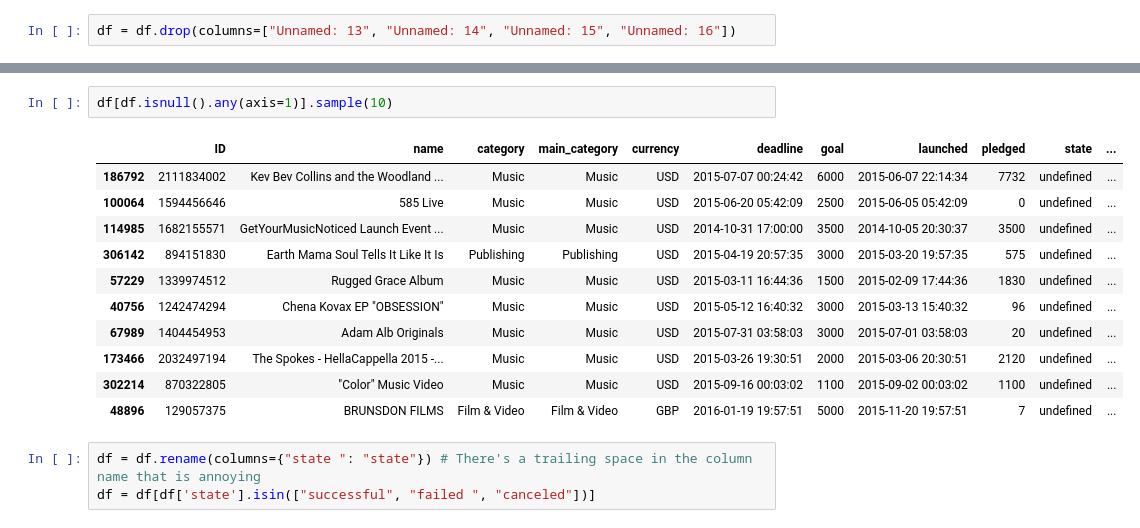
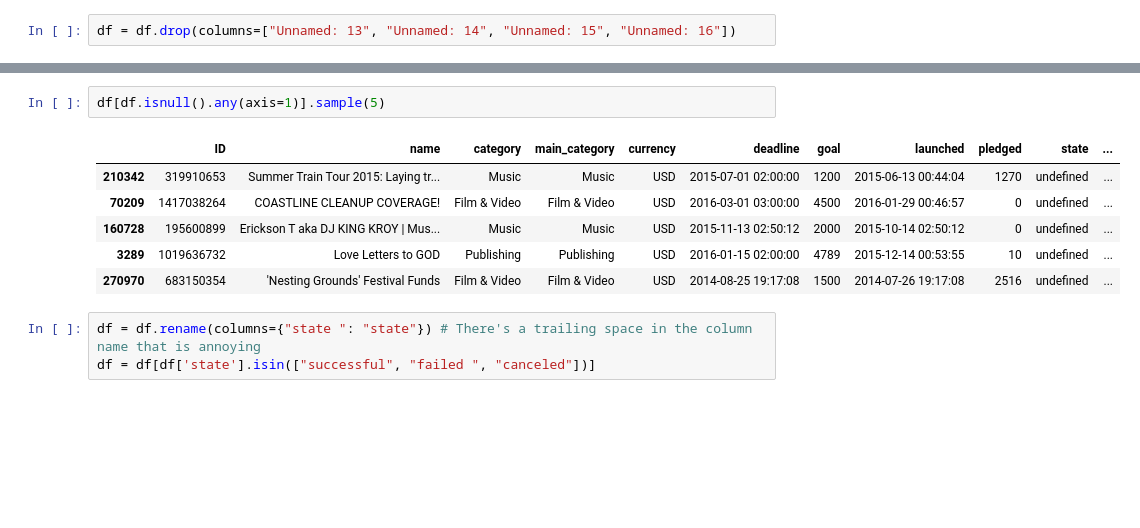
Before and after one commit to Sirraff/kickstarter_project, a Jupyter notebook: kick_learner.ipynb, the cells around one changed output, grey strips where cells are left out. Saved outputs shown, nothing was run; the diff lists cells and outputs as text; blank space fills up the shorter version.

```diff
--- a/kick_learner.ipynb
+++ b/kick_learner.ipynb
@@ -148,19 +175,14 @@ df.sample(10)
 | 95794 | 1569029107 | Kikeriki! - the cool band for coo... | Pop | Music | AUD | 2013-12-20 10:47:19 | 52000 | 2013-11-20 10:47:19 | 7592 | failed | ... |
 | 157584 | 1937497350 | Fujian Trader: A board game adven... | Tabletop Games | Games | USD | 2015-03-19 22:30:00 | 39500 | 2015-02-11 16:08:53 | 40032.5 | successful | ... |
 # %%
-df[df.isnull().any(axis=1)].sample(10)
+df[df.isnull().any(axis=1)].sample(5)
 # %% [output]
 |  | ID | name | category | main_category | currency | deadline | goal | launched | pledged | state | ... |
-| 186792 | 2111834002 | Kev Bev Collins and the Woodland ... | Music | Music | USD | 2015-07-07 00:24:42 | 6000 | 2015-06-07 22:14:34 | 7732 | undefined | ... |
-| 100064 | 1594456646 | 585 Live | Music | Music | USD | 2015-06-20 05:42:09 | 2500 | 2015-06-05 05:42:09 | 0 | undefined | ... |
-| 114985 | 1682155571 | GetYourMusicNoticed Launch Event ... | Music | Music | USD | 2014-10-31 17:00:00 | 3500 | 2014-10-05 20:30:37 | 3500 | undefined | ... |
-| 306142 | 894151830 | Earth Mama Soul Tells It Like It Is | Publishing | Publishing | USD | 2015-04-19 20:57:35 | 3000 | 2015-03-20 19:57:35 | 575 | undefined | ... |
-| 57229 | 1339974512 | Rugged Grace Album | Music | Music | USD | 2015-03-11 16:44:36 | 1500 | 2015-02-09 17:44:36 | 1830 | undefined | ... |
-| 40756 | 1242474294 | Chena Kovax EP "OBSESSION" | Music | Music | USD | 2015-05-12 16:40:32 | 3000 | 2015-03-13 15:40:32 | 96 | undefined | ... |
-| 67989 | 1404454953 | Adam Alb Originals | Music | Music | USD | 2015-07-31 03:58:03 | 3000 | 2015-07-01 03:58:03 | 20 | undefined | ... |
-| 173466 | 2032497194 | The Spokes - HellaCappella 2015 -... | Music | Music | USD | 2015-03-26 19:30:51 | 2000 | 2015-03-06 20:30:51 | 2120 | undefined | ... |
-| 302214 | 870322805 | "Color" Music Video | Music | Music | USD | 2015-09-16 00:03:02 | 1100 | 2015-09-02 00:03:02 | 1100 | undefined | ... |
-| 48896 | 129057375 | BRUNSDON FILMS | Film & Video | Film & Video | GBP | 2016-01-19 19:57:51 | 5000 | 2015-11-20 19:57:51 | 7 | undefined | ... |
+| 210342 | 319910653 | Summer Train Tour 2015: Laying tr... | Music | Music | USD | 2015-07-01 02:00:00 | 1200 | 2015-06-13 00:44:04 | 1270 | undefined | ... |
+| 70209 | 1417038264 | COASTLINE CLEANUP COVERAGE! | Film & Video | Film & Video | USD | 2016-03-01 03:00:00 | 4500 | 2016-01-29 00:46:57 | 0 | undefined | ... |
+| 160728 | 195600899 | Erickson T aka DJ KING KROY | Mus... | Music | Music | USD | 2015-11-13 02:50:12 | 2000 | 2015-10-14 02:50:12 | 0 | undefined | ... |
+| 3289 | 1019636732 | Love Letters to GOD | Publishing | Publishing | USD | 2016-01-15 02:00:00 | 4789 | 2015-12-14 00:53:55 | 10 | undefined | ... |
+| 270970 | 683150354 | 'Nesting Grounds' Festival Funds | Film & Video | Film & Video | USD | 2014-08-25 19:17:08 | 1500 | 2014-07-26 19:17:08 | 2516 | undefined | ... |
 # %%
 df = df.rename(columns={"state ": "state"}) # There's a trailing space in the column name that is annoying
 df = df[df['state'].isin(["successful", "failed	", "canceled"])]
```
Also changed, not shown: parts of 9 cells of this notebook, 1 other file.
